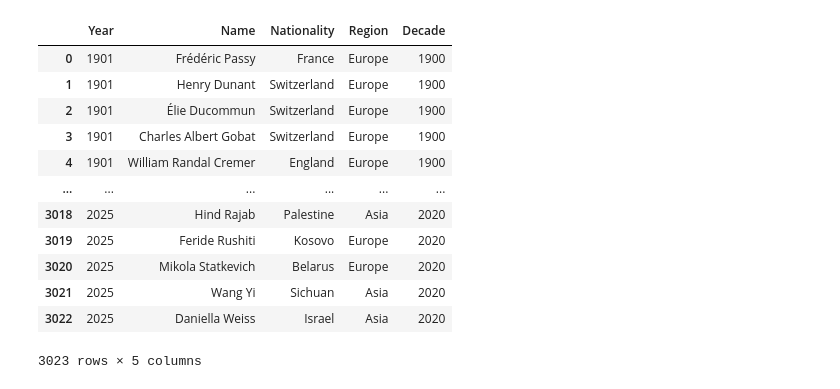
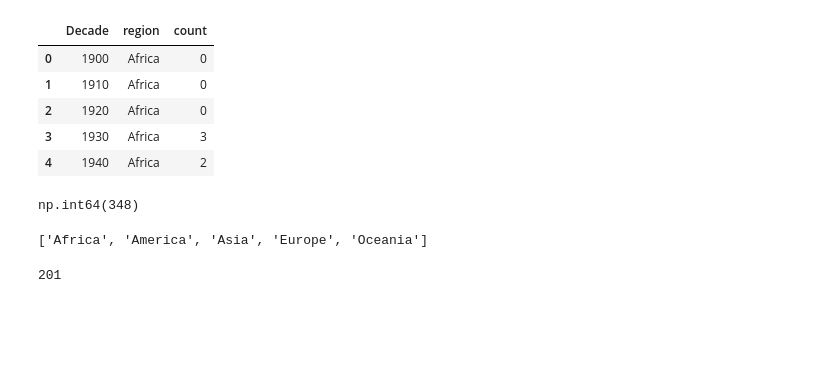
Before and after one commit to debatreyo/Nobel-Peace-Prize, a Jupyter notebook: notebooks/eda.ipynb, the cells around one changed output. Cells and saved outputs as stored; diff of their text form; code cells hidden in the pictures; blank space fills up the shorter version.

```diff
--- a/notebooks/eda.ipynb
+++ b/notebooks/eda.ipynb
@@ -40,19 +35,17 @@ df_nominees.head()
-# %%
-# create decade
-df_nominees["Decade"] = (df_nominees["Year"] // 10) * 10
-
-df_nominees
-# %% [output]
-|  | Year | Name | Nationality | Region | Decade |
-| 0 | 1901 | Frédéric Passy | France | Europe | 1900 |
-| 1 | 1901 | Henry Dunant | Switzerland | Europe | 1900 |
-| 2 | 1901 | Élie Ducommun | Switzerland | Europe | 1900 |
-| 3 | 1901 | Charles Albert Gobat | Switzerland | Europe | 1900 |
-| 4 | 1901 | William Randal Cremer | England | Europe | 1900 |
-| ... | ... | ... | ... | ... | ... |
-| 3018 | 2025 | Hind Rajab | Palestine | Asia | 2020 |
-| 3019 | 2025 | Feride Rushiti | Kosovo | Europe | 2020 |
-| 3020 | 2025 | Mikola Statkevich | Belarus | Europe | 2020 |
-| 3021 | 2025 | Wang Yi | Sichuan | Asia | 2020 |
-| 3022 | 2025 | Daniella Weiss | Israel | Asia | 2020 |
-3023 rows × 5 columns
+# %%
+# transform data for easier plotting
+df_nominee_melt = df_nominee.melt(
+    id_vars=["Decade"],
+    value_vars=["Africa", "America", "Asia", "Europe", "Oceania"],
+    var_name="region",
+    value_name="count"
+)
+
+df_nominee_melt.head()
+# %% [output]
+|  | Decade | region | count |
+| 0 | 1900 | Africa | 0 |
+| 1 | 1910 | Africa | 0 |
+| 2 | 1920 | Africa | 0 |
+| 3 | 1930 | Africa | 3 |
+| 4 | 1940 | Africa | 2 |
@@ -58,0 +56,10 @@ df_nominees
+# %%
+max_decade_count
+# %% [output]
+np.int64(348)
+# %%
+# labels for each foodgrain
+region_labels = df_nominee_melt["region"].unique().tolist()
+region_labels
+# %% [output]
+['Africa', 'America', 'Asia', 'Europe', 'Oceania']
@@ -58,0 +89,5 @@ df_nominees
+# %%
+waffle_rows = math.ceil(max_decade / waffle_columns)
+waffle_rows
+# %% [output]
+201
```
Also changed, not shown: parts of 11 cells of this notebook, 5 other files.
